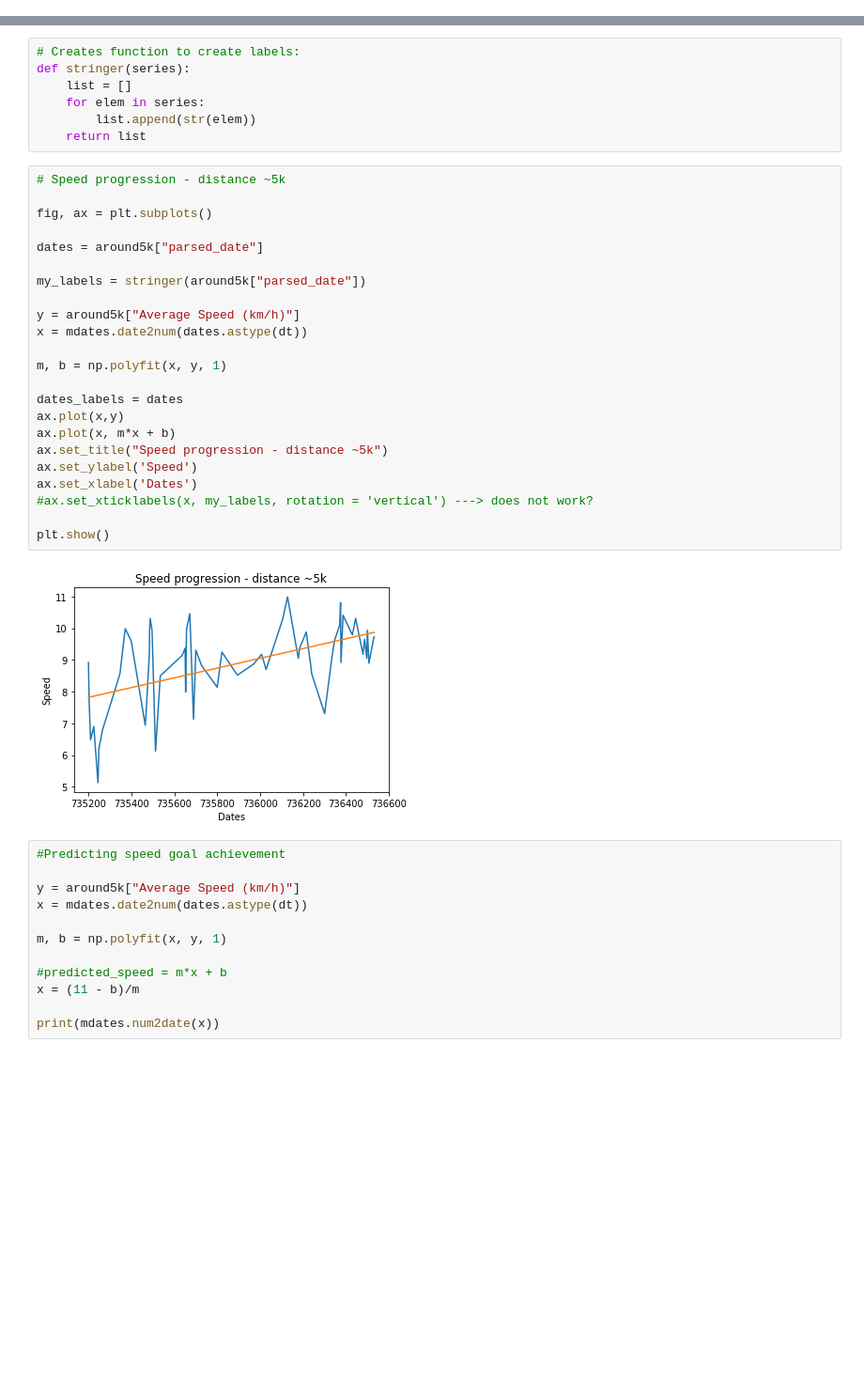
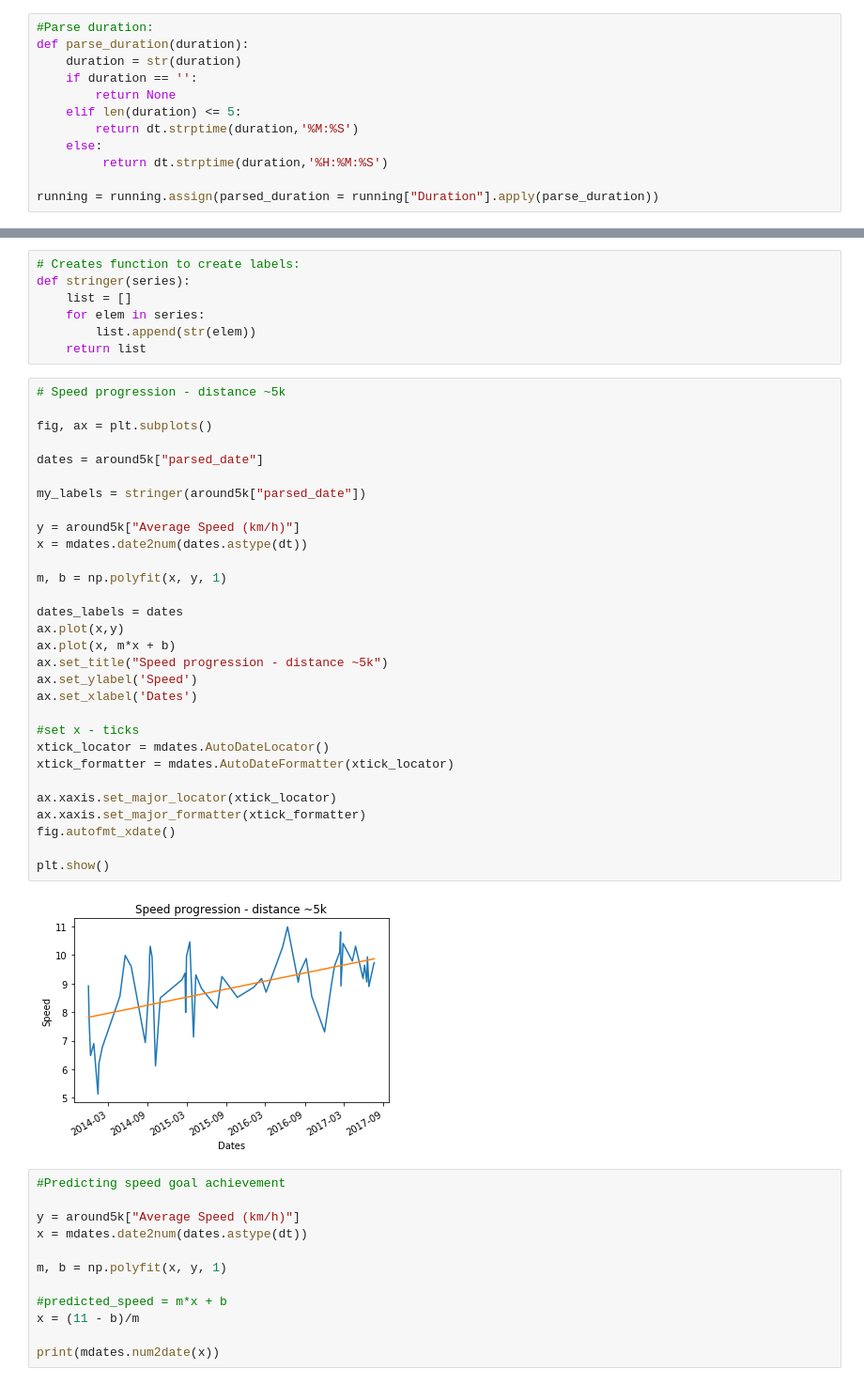
Before and after one commit to mrsbighead/running-data, a Jupyter notebook: runkeeper.ipynb, the cells around one changed output, grey strips where cells are left out. Shown at 94% size. Saved outputs shown, nothing was run; the diff lists cells and outputs as text; blank space fills up the shorter version.

```diff
--- a/runkeeper.ipynb
+++ b/runkeeper.ipynb
@@ -99,3 +94,15 @@ running = running.assign(parsed_date = running["Date"].apply(parse_date))
+# %%
+#Parse duration:
+def parse_duration(duration):
+    duration = str(duration)
+    if duration == '':
+        return None
+    elif len(duration) <= 5:
+        return dt.strptime(duration,'%M:%S')
+    else:
+         return dt.strptime(duration,'%H:%M:%S')
+
+running = running.assign(parsed_duration = running["Duration"].apply(parse_duration))
 # %%
 #Parse pace
 def convert2pace(speed):
@@ -237,28 +247,35 @@ def stringer(series):
 # %%
 # Speed progression - distance ~5k
 
 fig, ax = plt.subplots()
 
 dates = around5k["parsed_date"]
 
 my_labels = stringer(around5k["parsed_date"])
 
 y = around5k["Average Speed (km/h)"]
 x = mdates.date2num(dates.astype(dt))
 
 m, b = np.polyfit(x, y, 1)
 
 dates_labels = dates
 ax.plot(x,y)
 ax.plot(x, m*x + b)
 ax.set_title("Speed progression - distance ~5k")
 ax.set_ylabel('Speed')
 ax.set_xlabel('Dates')
-#ax.set_xticklabels(x, my_labels, rotation = 'vertical') ---> does not work?
+
+#set x - ticks
+xtick_locator = mdates.AutoDateLocator()
+xtick_formatter = mdates.AutoDateFormatter(xtick_locator)
+
+ax.xaxis.set_major_locator(xtick_locator)
+ax.xaxis.set_major_formatter(xtick_formatter)
+fig.autofmt_xdate()
 
 plt.show()
 # %% [output]
-[figure, old version]
+[figure, new version]
 # %%
 #Predicting speed goal achievement
 
```
Also changed, not shown: parts of 13 cells of this notebook.
